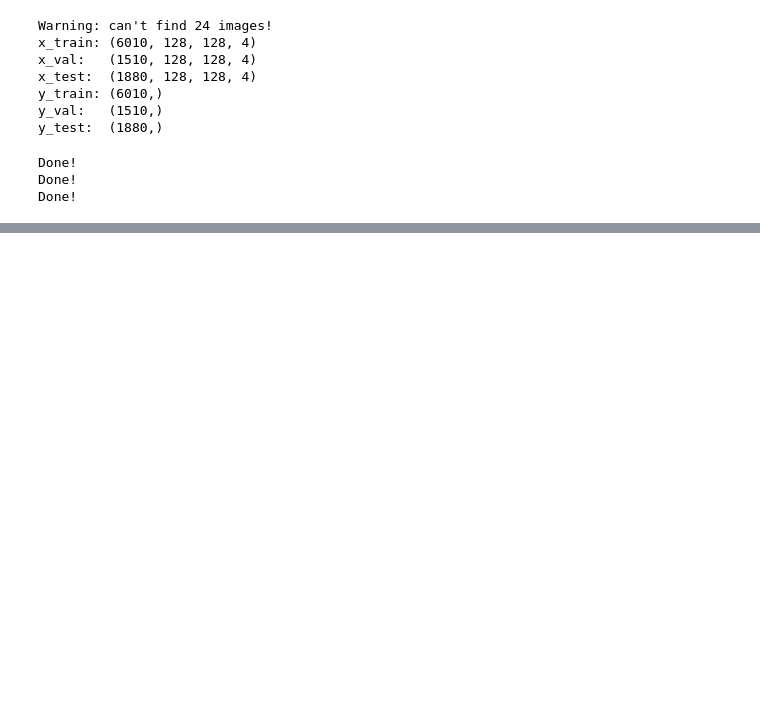
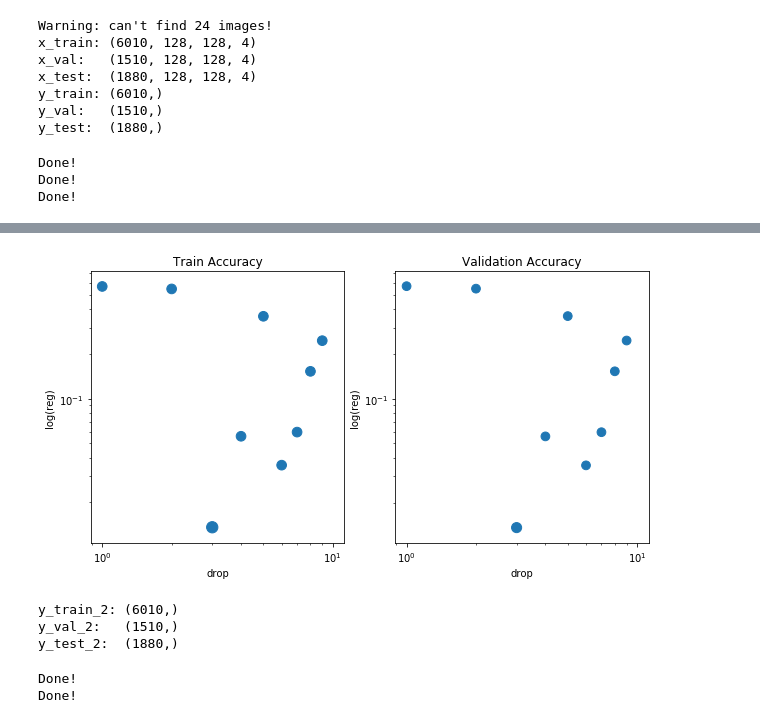
Before and after one commit to benshare/pokemon-learning, a Jupyter notebook: ColorHistogram.ipynb, the cells around one changed output, grey strips where cells are left out. Cells and saved outputs as stored; diff of their text form; code cells hidden in the pictures; blank space fills up the shorter version.

Commit message:
Sequential model 4

```diff
--- a/ColorHistogram.ipynb
+++ b/ColorHistogram.ipynb
@@ -75,0 +112,5 @@ Done!
+# %%
+model = getInitialModel(nbin, reg=10**-2, drop=0)
+model.compile(optimizer='adam',
+              loss='categorical_crossentropy',
+              metrics=['accuracy'])
@@ -75,0 +119,12 @@ Done!
+# %%
+# Training
+batch_size = 64
+history = model.fit(
+    x_train_hist,
+    oneHot(y_train, 18),
+    batch_size=batch_size,
+    epochs=30,
+    verbose=1,
+    validation_data=(x_val_hist, oneHot(y_val, 18)),
+)
+model.save("./Models/colorhist_1.hdf5")
@@ -75,0 +200,39 @@ Done!
+# %%
+fig = plt.figure(figsize=(10,5))
+gs = gridspec.GridSpec(1,2)
+
+for i in range(2):
+    t = None
+    accs = None
+    if i == 0:
+        t = "Train"
+        accs = train_accs
+    else:
+        t = "Validation"
+        accs = val_accs
+
+    ax = plt.subplot(gs[i])
+    ax.set_title(t + " Accuracy")
+    ax.set_xlabel("drop")
+    ax.set_xscale('log')
+    ax.set_ylabel("log(reg)")
+    ax.set_yscale('log')
+    ax.scatter(np.arange(10), np.array(regs), s=(np.array(accs)[:,epochs-1]-.05)*1e3)
+plt.show()
+# %% [output]
+[figure, added]
+# %%
+# Get secondary typing
+y_train_2, y_val_2, y_test_2 = utils.getSecondaryTypeLabels()
+# %% [output]
+y_train_2: (6010,)
+y_val_2:   (1510,)
+y_test_2:  (1880,)
+# %%
+pred_train = model.predict(x_train_hist)
+print('Done!')
+pred_val = model.predict(x_val_hist)
+print('Done!')
+# %% [output]
+Done!
+Done!
```
Also changed, not shown: parts of 11 cells of this notebook, 3 other files.
